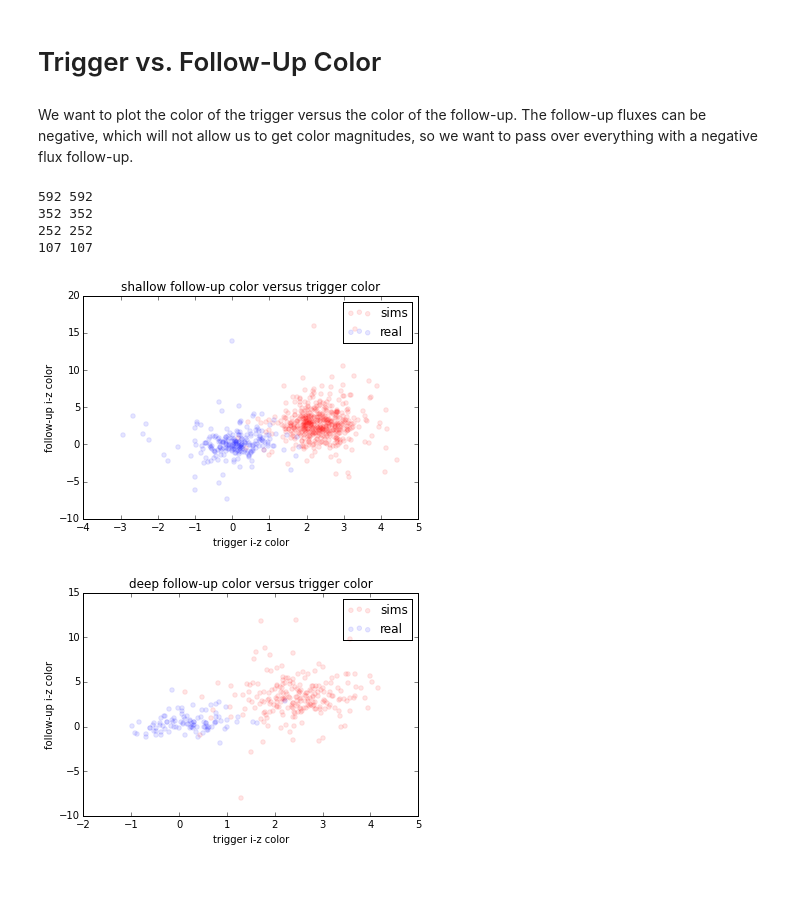
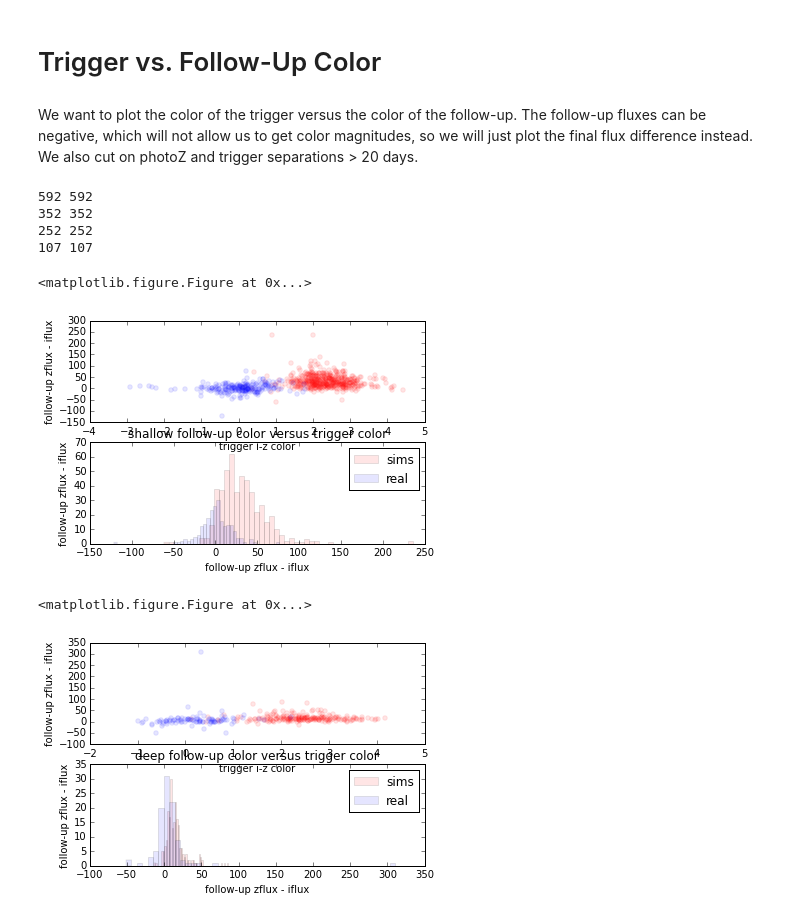
Before and after one commit to zodoctor/DES_KN_SNFIELDS, a Jupyter notebook: plots071515.ipynb, the cells around one changed output. Cells and saved outputs as stored; diff of their text form; code cells hidden in the pictures; blank space fills up the shorter version.

Commit message:
added follow up flux plots

```diff
--- a/plots071515.ipynb
+++ b/plots071515.ipynb
@@ -543,39 +543,47 @@ for n,fieldtype in enumerate(fieldtypes):
 # %% [markdown]
 # Trigger vs. Follow-Up Color
 # %% [markdown]
-We want to plot the color of the trigger versus the color of the follow-up.  The follow-up fluxes can be negative, which will not allow us to get color magnitudes, so we want to pass over everything with a negative flux follow-up.
+We want to plot the color of the trigger versus the color of the follow-up.  The follow-up fluxes can be negative, which will not allow us to get color magnitudes, so we will just plot the final flux difference instead.  We also cut on photoZ and trigger separations > 20 days.
 # %%
 cols = ['r','b']
 titles = ['shallow follow-up color versus trigger color', 'deep follow-up color versus trigger color']
 for n,fieldtype in enumerate(fieldtypes):
     plt.figure();
+    p, plotty = plt.subplots(2, 1)
     for f,filetype in enumerate(filetypes):
         trigcolors = dict1[filetype+'_'+fieldtype]['colors'][dict1[filetype+'_'+fieldtype]['trigs'] &
                                                         (~dict1[filetype+'_'+fieldtype]['photoZcutsel']) &
                                                             dict1[filetype+'_'+fieldtype]['detections'] &
                                                             dict1[filetype+'_'+fieldtype]['multitrig']]
         idetflux1 = dict1[filetype+'_'+fieldtype]['idetflux'][dict1[filetype+'_'+fieldtype]['trigs'] &
                                                         (~dict1[filetype+'_'+fieldtype]['photoZcutsel']) &
                                                             dict1[filetype+'_'+fieldtype]['detections'] &
                                                             dict1[filetype+'_'+fieldtype]['multitrig']]
         zdetflux1 = dict1[filetype+'_'+fieldtype]['zdetflux'][dict1[filetype+'_'+fieldtype]['trigs'] &
                                                         (~dict1[filetype+'_'+fieldtype]['photoZcutsel']) &
                                                             dict1[filetype+'_'+fieldtype]['detections'] &
                                                             dict1[filetype+'_'+fieldtype]['multitrig']]
         print len(idetflux1), len(zdetflux1)
         trigcolors = trigcolors[(idetflux1 > 0) & (zdetflux1 > 0)]
         idetflux2 = idetflux1[(idetflux1 > 0) & (zdetflux1 > 0)]
         zdetflux2 = zdetflux1[(idetflux1 > 0) & (zdetflux1 > 0)]
-        followupcolor = -2.5*np.log(idetflux2) + 2.5*np.log(zdetflux2)
-        plt.scatter(trigcolors,followupcolor,color=cols[f],alpha=0.1)
+        followupcolor = zdetflux2 -idetflux2
+        plotty[0].scatter(trigcolors,followupcolor,color=cols[f],alpha=0.1)
+        plotty[0].set_xlabel('trigger i-z color')
+        plotty[0].set_ylabel('follow-up zflux - iflux')
+        plotty[1].hist(followupcolor,color=cols[f],alpha=0.1,bins=50)
+        plotty[1].set_xlabel('follow-up zflux - iflux')
+        plotty[1].set_ylabel('count')
     plt.title(titles[n])
     plt.legend(['sims','real']);
-    plt.xlabel('trigger i-z color')
-    plt.ylabel('follow-up i-z color')
+
+    plt.ylabel('follow-up zflux - iflux')
 # %% [output]
 592 592
 352 352
 252 252
 107 107
+<matplotlib.figure.Figure at 0x...>
-[figure, old version]
+[figure, new version]
+<matplotlib.figure.Figure at 0x...>
-[figure, old version]
+[figure, new version]
```
Also changed, not shown: parts of 3 cells of this notebook.
